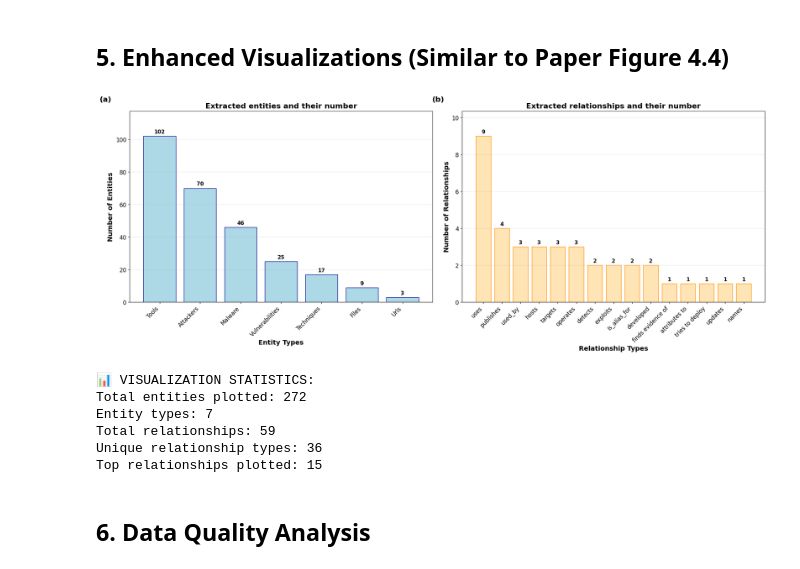
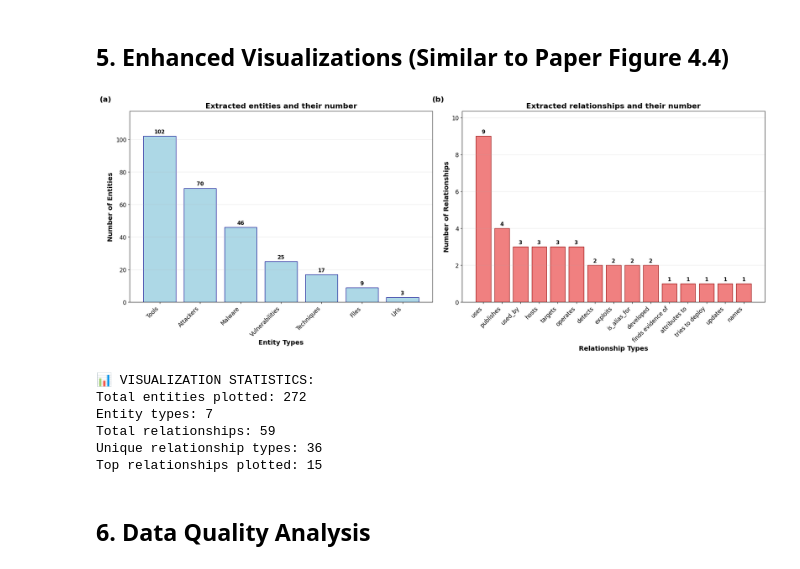
Before and after one commit to minhhuysgdev/LLM-TKIG, a Jupyter notebook: notebooks/10_entity_relationship_statistics.ipynb, the cells around one changed output. Cells and saved outputs as stored; diff of their text form; code cells hidden in the pictures.

```diff
--- a/notebooks/10_entity_relationship_statistics.ipynb
+++ b/notebooks/10_entity_relationship_statistics.ipynb
@@ -281,9 +281,9 @@ if 'relationships_df' in locals():
     relation_names = list(top_relations.index)
     relation_values = list(top_relations.values)
 
-    # Create bar plot with light orange/yellow color
+    # Create bar plot with light coral color (less bright than yellow)
     bars2 = ax2.bar(range(len(relation_names)), relation_values,
-                    color='moccasin', edgecolor='darkorange', linewidth=1)
+                    color='lightcoral', edgecolor='darkred', linewidth=1)
 
     # Customize the plot
     ax2.set_xlabel('Relationship Types', fontsize=14, fontweight='bold')
@@ -296,34 +296,34 @@ if 'relationships_df' in locals():
     for i, (bar, count) in enumerate(zip(bars2, relation_values)):
         ax2.text(i, count + max(relation_values) * 0.01, f'{count}',
                 ha='center', va='bottom', fontweight='bold', fontsize=11)
 
     # Set y-axis limits
     ax2.set_ylim(0, max(relation_values) * 1.15)
     ax2.grid(True, alpha=0.3, axis='y')
 
 # Add subplot labels (a) and (b)
 ax1.text(-0.1, 1.05, '(a)', transform=ax1.transAxes, fontsize=16, fontweight='bold')
 ax2.text(-0.1, 1.05, '(b)', transform=ax2.transAxes, fontsize=16, fontweight='bold')
 
 # Adjust layout
 plt.tight_layout()
 plt.show()
 
 # Print statistics for the plots
 print(f"\n📊 VISUALIZATION STATISTICS:")
 if entity_dataframes:
     total_entities = sum(len(df) for df in entity_dataframes.values())
     print(f"Total entities plotted: {total_entities:,}")
     print(f"Entity types: {len(entity_dataframes)}")
 
 if 'relationships_df' in locals():
     total_relationships = len(relationships_df)
     unique_relation_types = relationships_df['relation'].nunique()
     print(f"Total relationships: {total_relationships:,}")
     print(f"Unique relationship types: {unique_relation_types}")
     print(f"Top relationships plotted: {min(15, unique_relation_types)}")
 # %% [output]
-[figure, old version]
+[figure, new version]
 📊 VISUALIZATION STATISTICS:
 Total entities plotted: 272
 Entity types: 7
```
Also changed, not shown: parts of 5 cells of this notebook.
